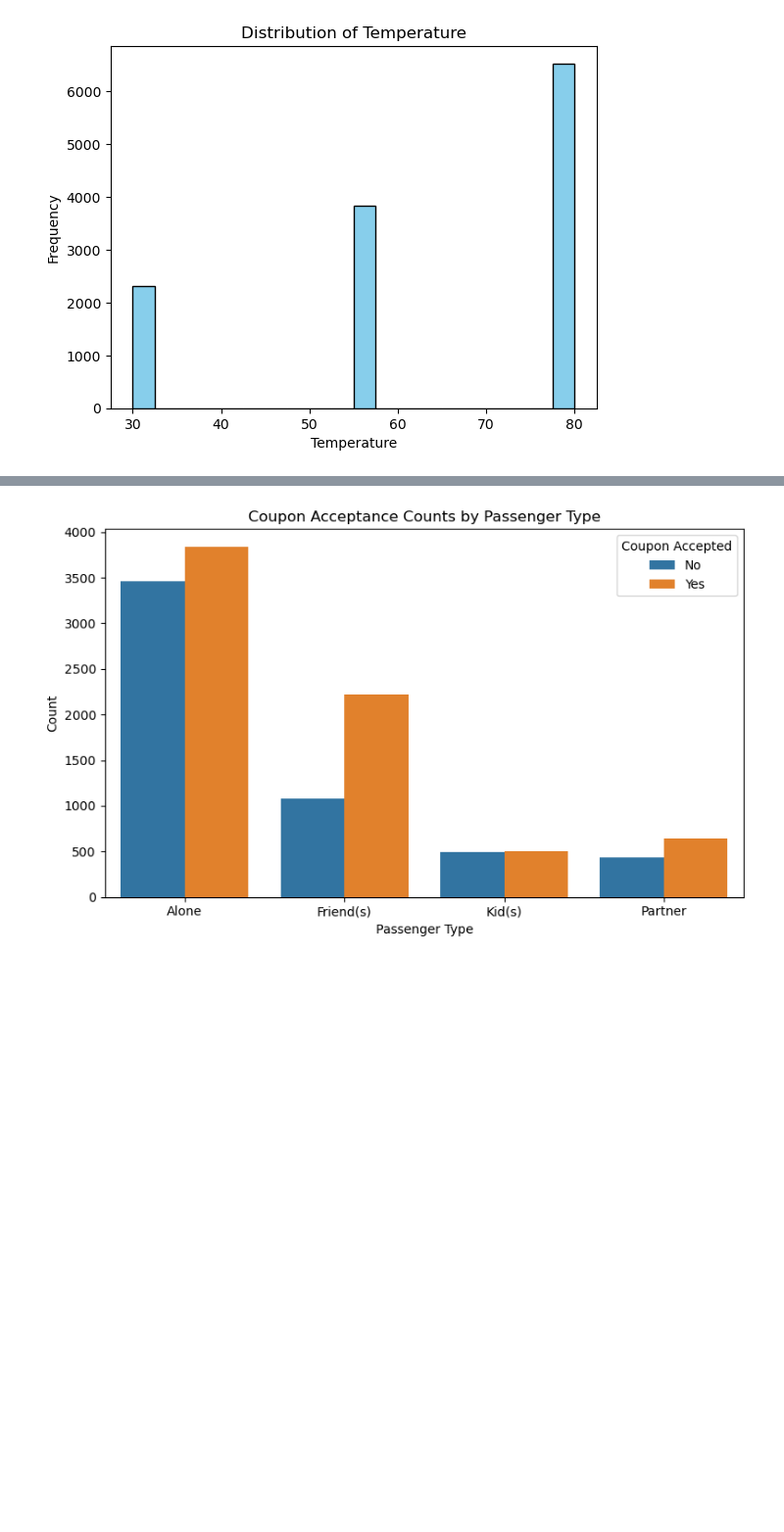
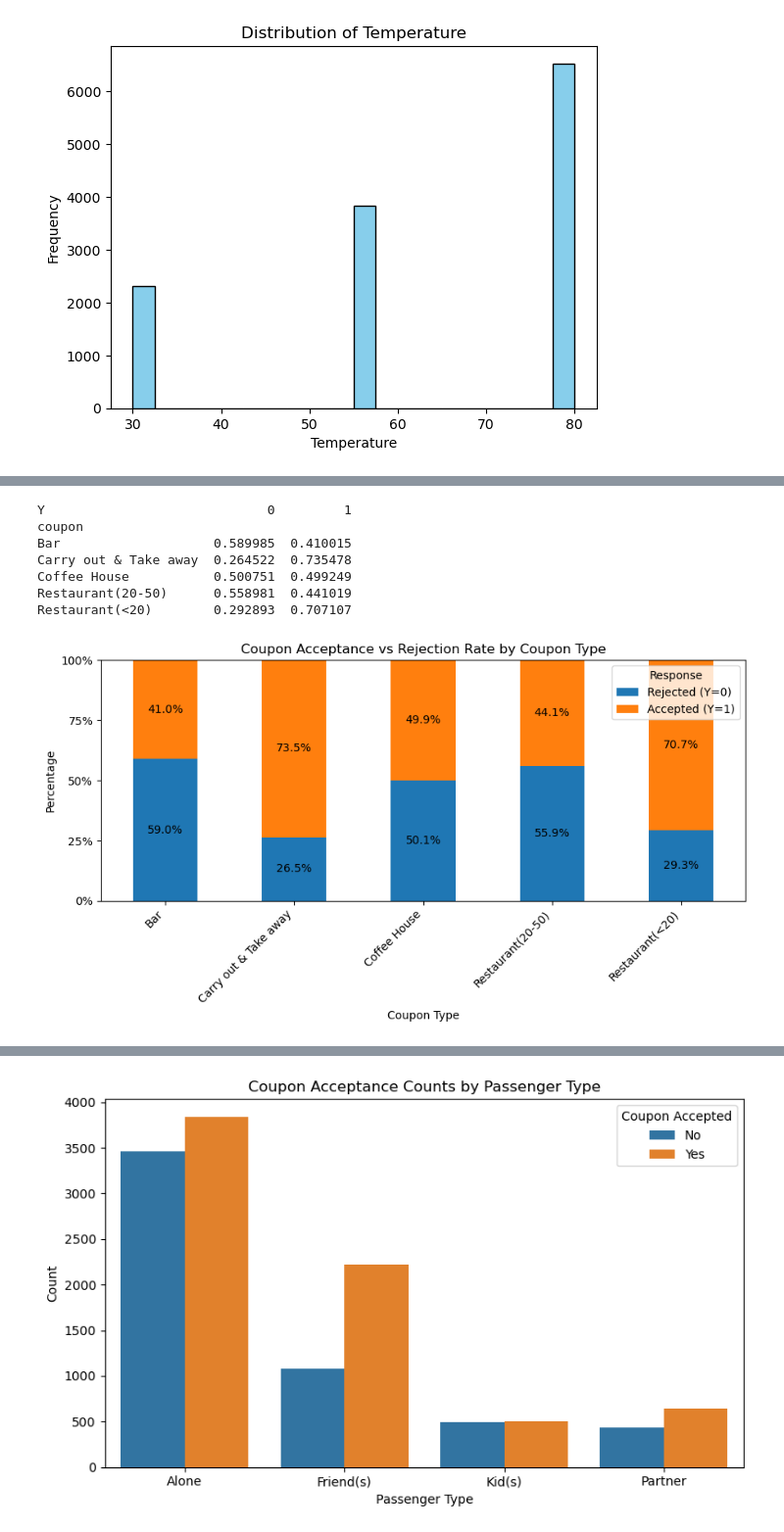
Before and after one commit to swarnima-shrivastava/coupon-acceptance-analytics, a Jupyter notebook: prompt.ipynb, the cells around one changed output, grey strips where cells are left out. Shown: that part at 98% size. Saved outputs shown, nothing was run; the diff lists cells and outputs as text; code cells hidden in the pictures; blank space fills up the shorter version.

Commit message:
Improved plots and added detailed analysis

```diff
--- a/prompt.ipynb
+++ b/prompt.ipynb
@@ -292,0 +220,63 @@ plt.show()
+# %%
+# acceptance rate by coupon types - to understand coupon groups trend and pick another one
+# Count accepted and rejected coupons per type
+coupon_counts = data.groupby(['coupon', 'Y']).size().unstack(fill_value=0)
+
+coupon_pct = coupon_counts.div(coupon_counts.sum(axis=1), axis=0)
+print(coupon_pct)
+
+# Plot stacked bar
+fig, ax = plt.subplots(figsize=(9, 5))
+coupon_pct[[0, 1]].plot(
+    kind='bar',
+    stacked=True,
+    ax=ax
+)
+
+for i, coupon in enumerate(coupon_pct.index):
+    rejected_pct = coupon_pct.loc[coupon, 0]
+    accepted_pct = coupon_pct.loc[coupon, 1]
+
+    # Rejected label
+    ax.text(
+        i,
+        rejected_pct / 2,
+        f"{rejected_pct:.1%}",
+        ha='center',
+        va='center',
+        fontsize=10
+    )
+
+    # Accepted label
+    ax.text(
+        i,
+        rejected_pct + accepted_pct / 2,
+        f"{accepted_pct:.1%}",
+        ha='center',
+        va='center',
+        fontsize=10
+    )
+
+ax.set_title('Coupon Acceptance vs Rejection Rate by Coupon Type')
+ax.set_xlabel('Coupon Type')
+ax.set_ylabel('Percentage')
+
+ax.set_ylim(0, 1)
+ax.set_yticks([0, 0.25, 0.5, 0.75, 1.0])
+ax.set_yticklabels(['0%', '25%', '50%', '75%', '100%'])
+
+plt.xticks(rotation=45, ha='right')
+plt.legend(['Rejected (Y=0)', 'Accepted (Y=1)'], title='Response')
+
+plt.tight_layout()
+plt.savefig('images/coupon_stacked_percentage.png', dpi=300)
+plt.show()
+# %% [output]
+Y                             0         1
+coupon
+Bar                    0.589985  0.410015
+Carry out & Take away  0.264522  0.735478
+Coffee House           0.500751  0.499249
+Restaurant(20-50)      0.558981  0.441019
+Restaurant(<20)        0.292893  0.707107
+[figure, added]
```
Also changed, not shown: parts of 10 cells of this notebook, 5 other files.
